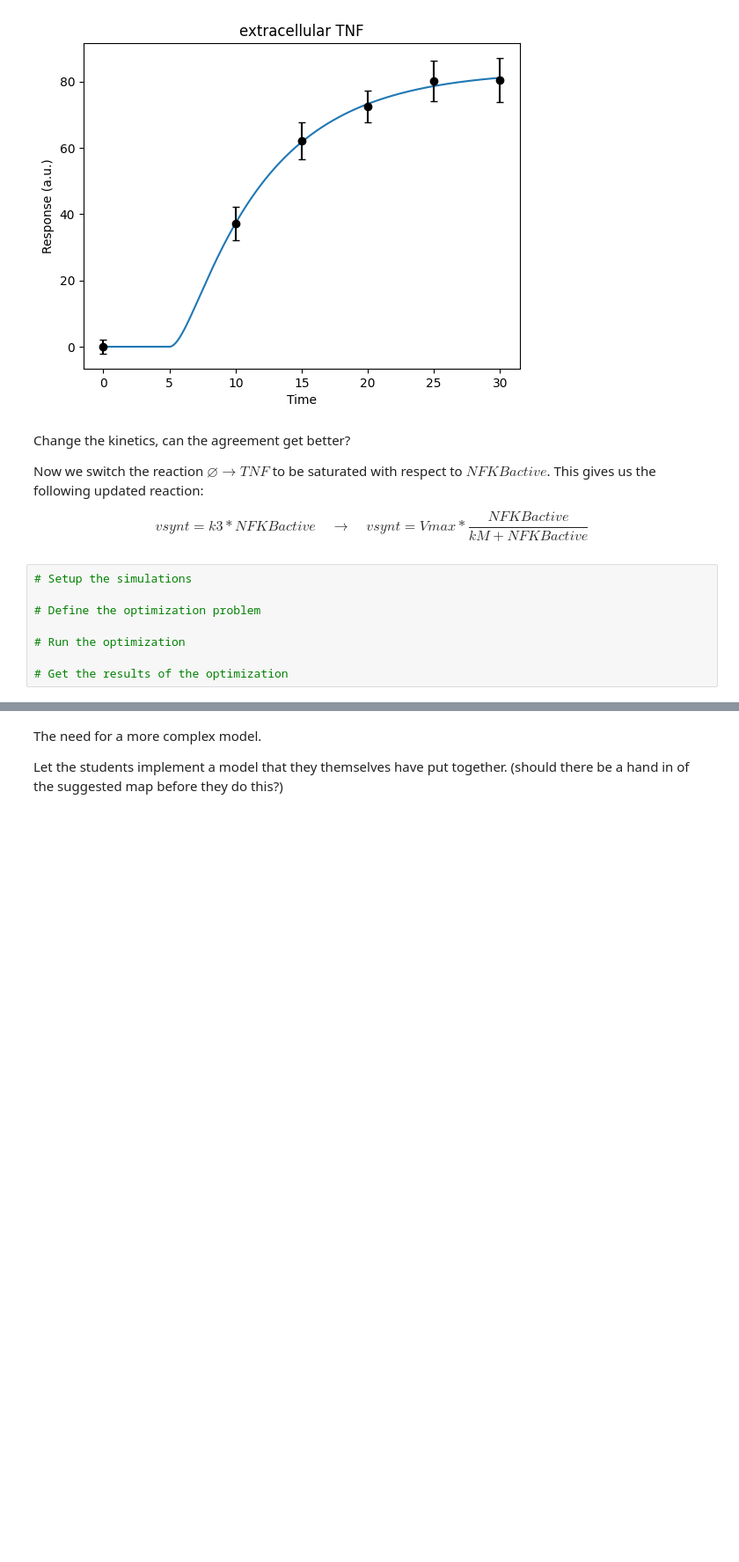
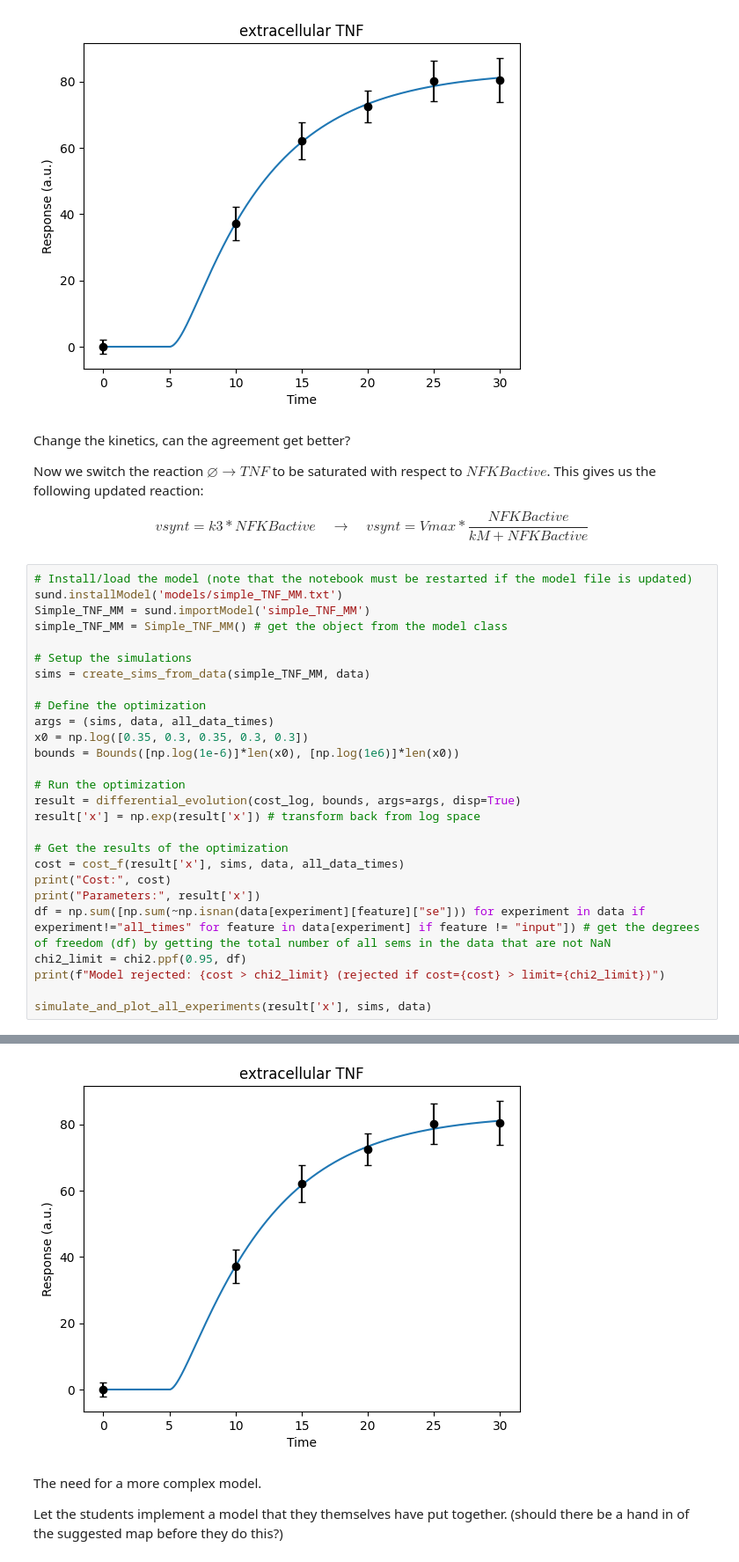
Before and after one commit to willov/modelling_example, a Jupyter notebook: introduction_example.ipynb, the cells around one changed output, grey strips where cells are left out. Shown at 88% size. Cells and saved outputs as stored; diff of their text form; blank space fills up the shorter version.

Commit message:
Added the saturated model

```diff
--- a/introduction_example.ipynb
+++ b/introduction_example.ipynb
@@ -322,11 +322,31 @@ Change the kinetics, can the agreement get better?
 Now we switch the reaction $\varnothing \rightarrow TNF$ to be saturated with respect to $NFKBactive$. This gives us the following updated reaction:
 
 $$ vsynt = k3*NFKBactive \quad \rightarrow \quad vsynt = Vmax*\frac{NFKBactive}{kM + NFKBactive}$$
-# %%
-# Setup the simulations
-
-# Define the optimization problem
-
-# Run the optimization
-
-# Get the results of the optimization
+# %%
+# Install/load the model (note that the notebook must be restarted if the model file is updated)
+sund.installModel('models/simple_TNF_MM.txt')
+Simple_TNF_MM = sund.importModel('simple_TNF_MM')
+simple_TNF_MM = Simple_TNF_MM() # get the object from the model class
+
+# Setup the simulations
+sims = create_sims_from_data(simple_TNF_MM, data)
+
+# Define the optimization
+args = (sims, data, all_data_times)
+x0 = np.log([0.35, 0.3, 0.35, 0.3, 0.3])
+bounds = Bounds([np.log(1e-6)]*len(x0), [np.log(1e6)]*len(x0))
+
+# Run the optimization
+result = differential_evolution(cost_log, bounds, args=args, disp=True)
+result['x'] = np.exp(result['x']) # transform back from log space
+
+# Get the results of the optimization
+cost = cost_f(result['x'], sims, data, all_data_times)
+print("Cost:", cost)
+print("Parameters:", result['x'])
+df = np.sum([np.sum(~np.isnan(data[experiment][feature]["se"])) for experiment in data if experiment!="all_times" for feature in data[experiment] if feature != "input"]) # get the degrees of freedom (df) by getting the total number of all sems in the data that are not NaN
+chi2_limit = chi2.ppf(0.95, df)
+print(f"Model rejected: {cost > chi2_limit} (rejected if cost={cost} > limit={chi2_limit})")
+
+simulate_and_plot_all_experiments(result['x'], sims, data)
+# %% [output]
@@ -333,3 +386,4 @@ $$ vsynt = k3*NFKBactive \quad \rightarrow \quad vsynt = Vmax*\frac{NFKBactive}{
+[figure, added]
 # %% [markdown]
 The need for a more complex model.
 
```
Also changed, not shown: parts of 2 cells of this notebook, 1 other file.
